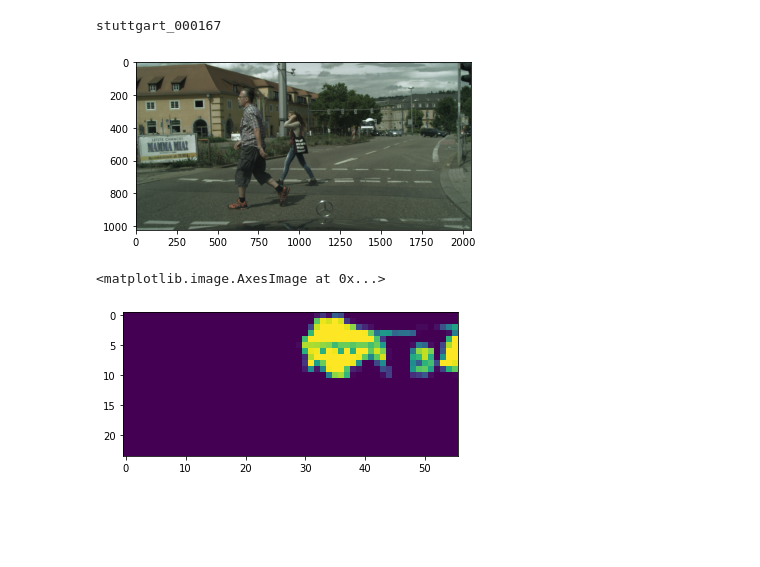
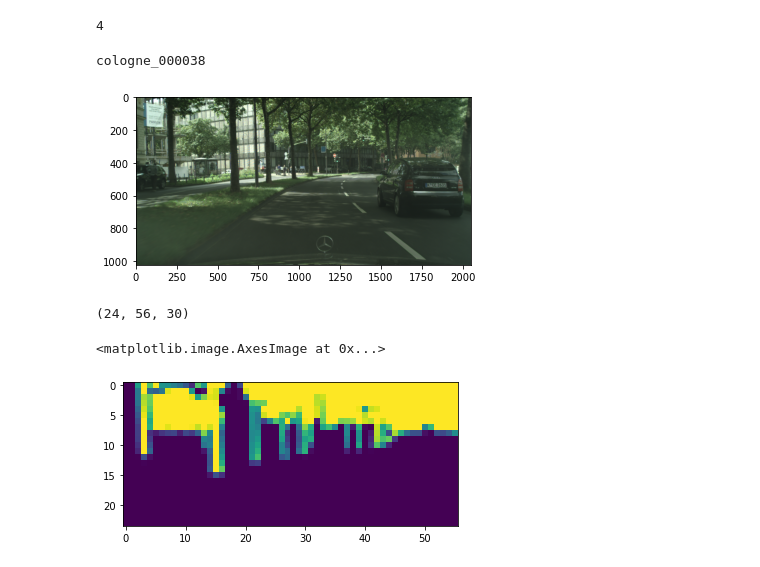
Before and after one commit to benthehuman1/UW-Vision-Segmentation, a Jupyter notebook: toy_segmentation.ipynb, the cells around one changed output. Drawn from its saved outputs; the diff is of its cells as text; code cells hidden in the pictures; blank space fills up the shorter version.

```diff
--- a/toy_segmentation.ipynb
+++ b/toy_segmentation.ipynb
@@ -189,21 +50,50 @@ aceneid, img = cityscapes_helper.loadRandomVisualInfo()
+# %%
+scales = [240, 96, 32]
+
+whole_img_options = ImageChunkSummarizerOptions()
+whole_img_options.downsample_factor = 8
+whole_img_options.n_pcm_coeffs = [80, 40, 30]
+
+opt_240 = ImageChunkSummarizerOptions()
+opt_240.downsample_factor = 3
+opt_240.n_pcm_coeffs = [120, 40, 20]
+
+opt_96 = ImageChunkSummarizerOptions()
+opt_96.downsample_factor = 2
+opt_96.n_pcm_coeffs = [120, 40, 20]
+
+opt_32 = ImageChunkSummarizerOptions()
+opt_32.downsample_factor = 1
+opt_32.n_pcm_coeffs = [60, 20, 15]
+
+chunk_summarizer_options = [whole_img_options, opt_240, opt_96, opt_32]
+downsample_factors = [3, 2, 1]
+
+multiscaleEncoder = MultiScaleImageEncoder(chunk_summarizer_options)
+print(multiscaleEncoder.n_scales)
+aceneid, img = cityscapes_helper.loadRandomVisualInfo()
+# %% [output]
+4
 # %%
-(scene_id, (vis, sem)) = cityscapes_helper.loadRandomScene()
-#scene_id = "cologne_000038"
+#(scene_id, (vis, sem)) = cityscapes_helper.loadRandomScene()
+scene_id = "cologne_000038"
 vis = cityscapes_helper.loadVisualInfo(scene_id)
 print(scene_id)
 display_rgb(vis)
 # %% [output]
-stuttgart_000167
+cologne_000038
-[figure, old version]
+[figure, new version]
 # %%
 cologne_000038_semantic_grid = semantic_composition_grid(scene_id, scales)
-cologne_000038_semantic_grid.shape
+print(cologne_000038_semantic_grid.shape)
 
-foliage_semantic_map = cologne_000038_semantic_grid[:, :, 21]
+class_index = 21 #above-ground folliage
+foliage_semantic_map = cologne_000038_semantic_grid[:, :, class_index]
 fig, ax = plt.subplots()
 ax.imshow(foliage_semantic_map)
 # %% [output]
-<matplotlib.image.AxesImage at 0x...>
+(24, 56, 30)
+<matplotlib.image.AxesImage at 0x...>
-[figure, old version]
+[figure, new version]
 # %%
 cologne_000038_feature_grid = feature_grid(scene_id, multiscaleEncoder, scales, downsample_factors)
```
Also changed, not shown: parts of 16 cells of this notebook, 2 other files.
